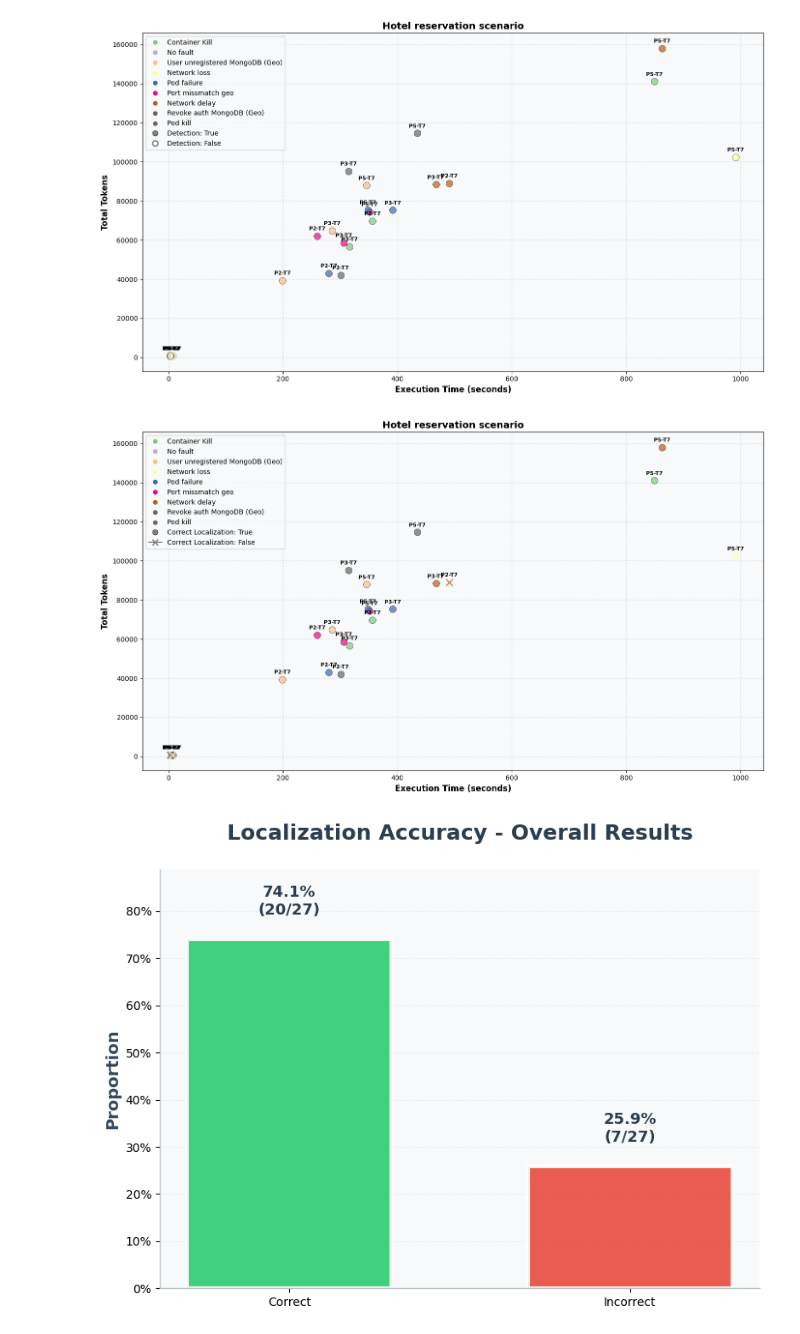
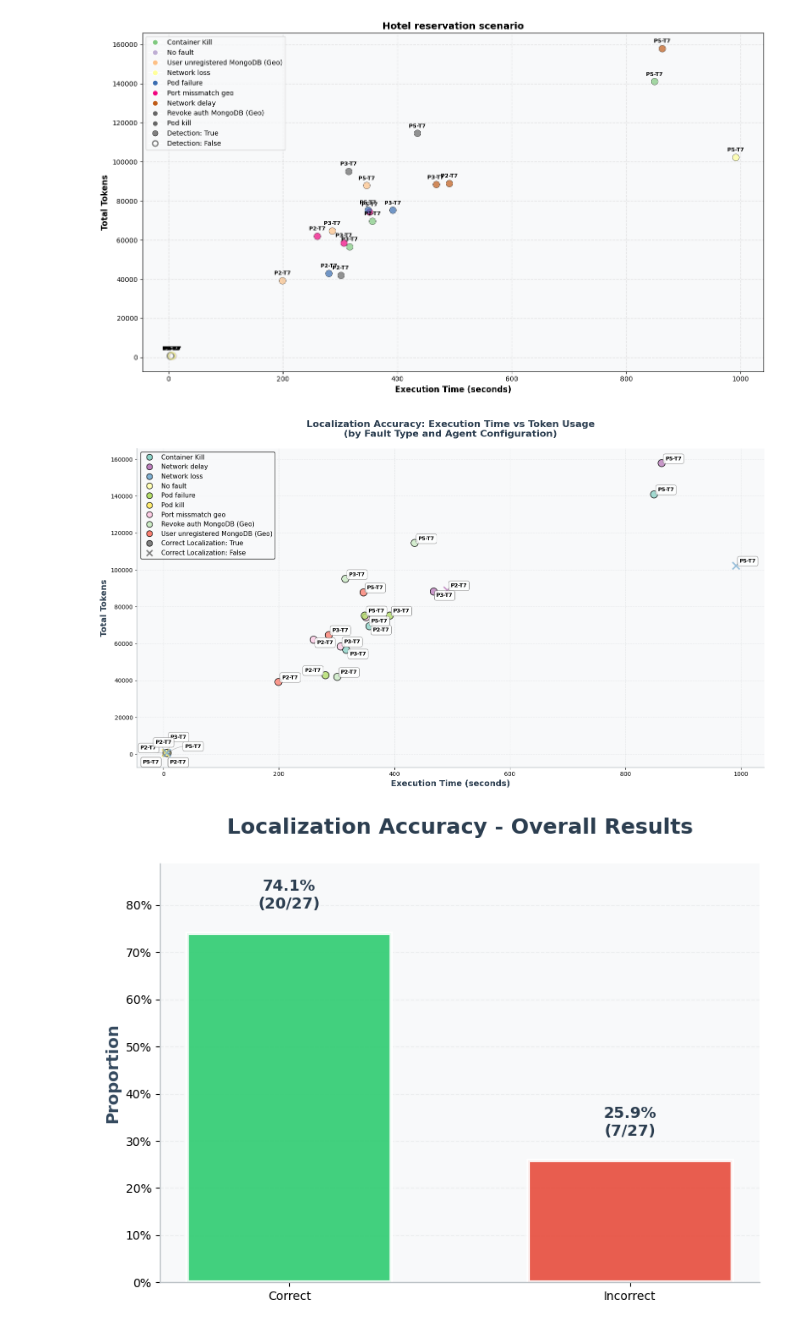
Before and after one commit to martinimarcello00/SRE-agent, a Jupyter notebook: notebooks/analysis/result-analysis.ipynb, the cells around one changed output. Cells and saved outputs as stored; diff of their text form; code cells hidden in the pictures.

```diff
--- a/notebooks/analysis/result-analysis.ipynb
+++ b/notebooks/analysis/result-analysis.ipynb
@@ -317,62 +317,88 @@ plt.show()
 # %%
 import matplotlib.pyplot as plt
 import numpy as np
+from adjustText import adjust_text
 
 # Create figure and axis
-fig, ax = plt.subplots(figsize=(14, 8))
+fig, ax = plt.subplots(figsize=(16, 9))
 
 # Get unique fault types for coloring
 fault_types = experiments_df['fault_name'].unique()
-colors = plt.cm.Accent(np.linspace(0, 1, len(fault_types)))
+colors = plt.cm.Set3(np.linspace(0, 1, len(fault_types)))
 color_map = {fault: colors[i] for i, fault in enumerate(fault_types)}
+
+# Collect points and labels for later adjustment
+texts = []
 
 # Plot each experiment as a dot
 for idx, row in experiments_df.iterrows():
     x = row['execution_time_seconds']
     y = row['total_tokens']
     fault = row['fault_name']
     color = color_map[fault]
     correct_localization = row['correct_localization']
 
     # Plot the dot - filled if correct_localization is True, X marker if False
     if correct_localization:
-        ax.scatter(x, y, s=100, color=color, alpha=0.7, edgecolors='black', linewidth=0.5)
+        ax.scatter(x, y, s=150, color=color, alpha=0.8, edgecolors='black', linewidth=1.2)
     else:
-        ax.scatter(x, y, s=100, marker='x', color=color, linewidth=2, alpha=0.7)
+        ax.scatter(x, y, s=150, marker='x', color=color, linewidth=2.5, alpha=0.8)
 
-    # Add label with agent configuration on top of the dot
+    # Add label with agent configuration
     label = f"P{int(row['rca_tasks_per_iteration'])}-T{int(row['max_tool_calls'])}"
-    ax.annotate(label, (x, y), fontsize=8, ha='center', va='bottom', fontweight='bold',
-                xytext=(0, 7), textcoords='offset points')
+    text_obj = ax.text(x, y, label, fontsize=9, ha='center', va='center', fontweight='bold',
+                       bbox=dict(boxstyle='round,pad=0.4', facecolor='white', edgecolor='gray', alpha=0.85, linewidth=0.8),
+                       zorder=10)
+    texts.append(text_obj)
+
+# Adjust text positions to avoid overlaps
+try:
+    adjust_text(texts, arrowprops=dict(arrowstyle='->', connectionstyle='arc3,rad=0.2',
+                                       lw=0.8, color='gray', alpha=0.6),
+                ax=ax, precision=0.1, expand_points=(1.5, 1.5))
+except ImportError:
+    print("Note: adjustText not installed. Labels may overlap. Install with: pip install adjustText")
 
 # Create legend for fault types
 handles = [plt.Line2D([0], [0], marker='o', color='w', markerfacecolor=color_map[fault],
-                       markersize=8, label=fault) for fault in fault_types]
+                       markersize=10, label=fault, markeredgecolor='black', markeredgewidth=1)
+           for fault in sorted(fault_types)]
 
 # Add localization legend
-detection_handles = [
+localization_handles = [
     plt.Line2D([0], [0], marker='o', color='w', markerfacecolor='gray',
-               markersize=8, label='Correct Localization: True', markeredgecolor='black', markeredgewidth=0.5),
-    plt.Line2D([0], [0], marker='x', color='gray',
-               markersize=8, label='Correct Localization: False', markeredgewidth=2)
+               markersize=10, label='Correct Localization: True', markeredgecolor='black', markeredgewidth=1),
+    plt.Line2D([0], [0], marker='x', color='gray', linestyle='None',
+               markersize=10, label='Correct Localization: False', markeredgewidth=2.5)
 ]
 
 # Combine all handles into a single legend
-all_handles = handles + detection_handles
-ax.legend(handles=all_handles, loc='upper left', fontsize=10)
+all_handles = handles + localization_handles
+ax.legend(handles=all_handles, loc='upper left', fontsize=11, framealpha=0.95, edgecolor='black')
 
 # Labels and title
-ax.set_xlabel('Execution Time (seconds)', fontsize=12, fontweight='bold')
-ax.set_ylabel('Total Tokens', fontsize=12, fontweight='bold')
-ax.set_title('Hotel reservation scenario', fontsize=14, fontweight='bold')
+ax.set_xlabel('Execution Time (seconds)', fontsize=14, fontweight='bold', color='#2c3e50')
+ax.set_ylabel('Total Tokens', fontsize=14, fontweight='bold', color='#2c3e50')
+ax.set_title('Localization Accuracy: Execution Time vs Token Usage\n(by Fault Type and Agent Configuration)',
+             fontsize=16, fontweight='bold', pad=20, color='#2c3e50')
 
-# Grid
-ax.grid(True, alpha=0.3, linestyle='--', linewidth=1)
+# Grid and background
+ax.set_facecolor('#f8f9fa')
+ax.grid(True, alpha=0.3, linestyle='--', linewidth=0.8, color='#bdc3c7')
+ax.set_axisbelow(True)
+
+# Spines
+ax.spines['top'].set_visible(False)
+ax.spines['right'].set_visible(False)
+ax.spines['left'].set_color('#bdc3c7')
+ax.spines['bottom'].set_color('#bdc3c7')
+ax.spines['left'].set_linewidth(1.2)
+ax.spines['bottom'].set_linewidth(1.2)
 
 plt.tight_layout()
 plt.show()
 # %% [output]
-[figure, old version]
+[figure, new version]
 # %%
 # Calculate distributions first
 global_dist = experiments_df['correct_localization'].value_counts(normalize=True).sort_index(ascending=False)
```
Also changed, not shown: 1 other file.
